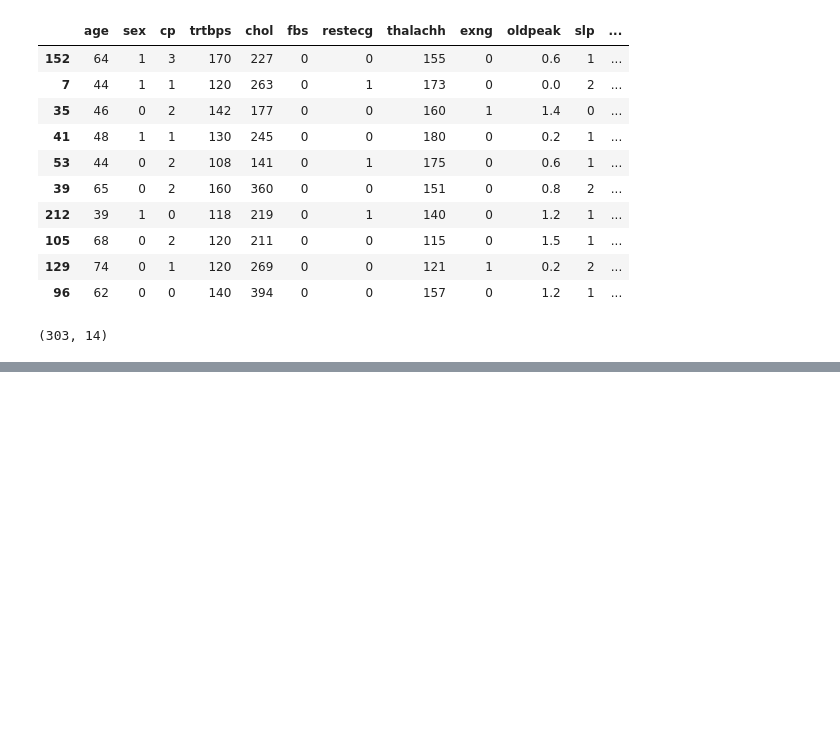
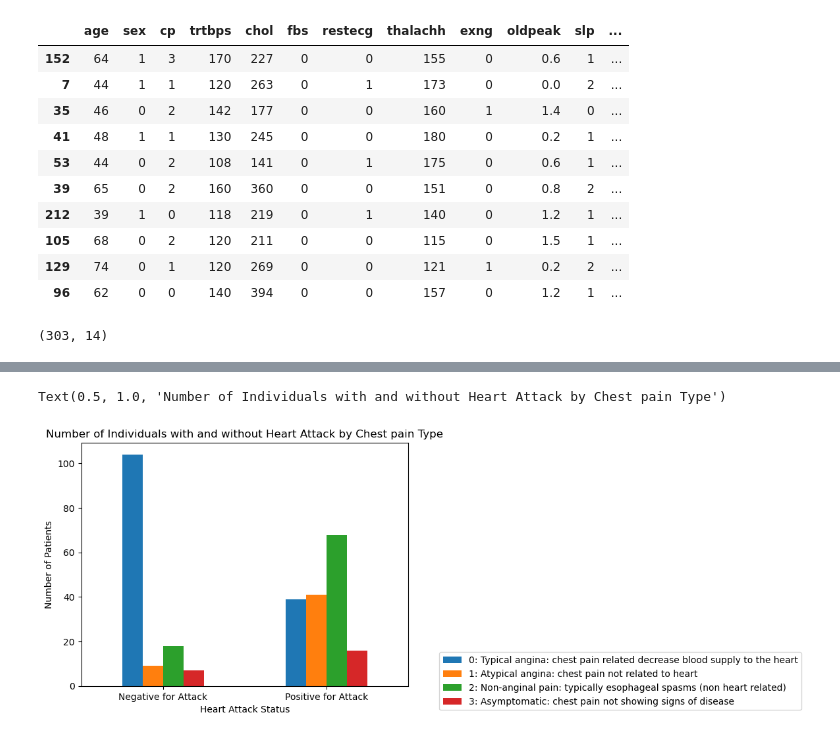
Before and after one commit to Lfg2st/CardioGuardian, a Jupyter notebook: main.ipynb, the cells around one changed output, grey strips where cells are left out. Saved outputs shown, nothing was run; the diff lists cells and outputs as text; code cells hidden in the pictures; blank space fills up the shorter version.

```diff
--- a/main.ipynb
+++ b/main.ipynb
@@ -179,0 +348,19 @@ df.shape
+# %%
+# chest pain related to the non-anginal pain seems to be having the highest proportion of patients positive for heart attack
+
+cross_tab = pd.crosstab(df.output, df.cp)
+cross_tab.plot(kind='bar')
+
+
+plt.legend(labels=['0: Typical angina: chest pain related decrease blood supply to the heart', '1: Atypical angina: chest pain not related to heart','2: Non-anginal pain: typically esophageal spasms (non heart related)', '3: Asymptomatic: chest pain not showing signs of disease'], loc='center', bbox_to_anchor=(1.65, 0.02))
+
+custom_ticks = range(len(cross_tab))
+plt.xticks(custom_ticks, ['Negative for Attack', 'Positive for Attack'], rotation = 360)
+plt.ylabel('Number of Patients')
+plt.xlabel('Heart Attack Status')
+plt.title('Number of Individuals with and without Heart Attack by Chest pain Type')
+
+# plt.savefig('visualisations/output_v_cp.jpeg')# commented to remove save during run-time
+# %% [output]
+Text(0.5, 1.0, 'Number of Individuals with and without Heart Attack by Chest pain Type')
+[figure, added]
```
Also changed, not shown: parts of 13 cells of this notebook, 13 other files.
